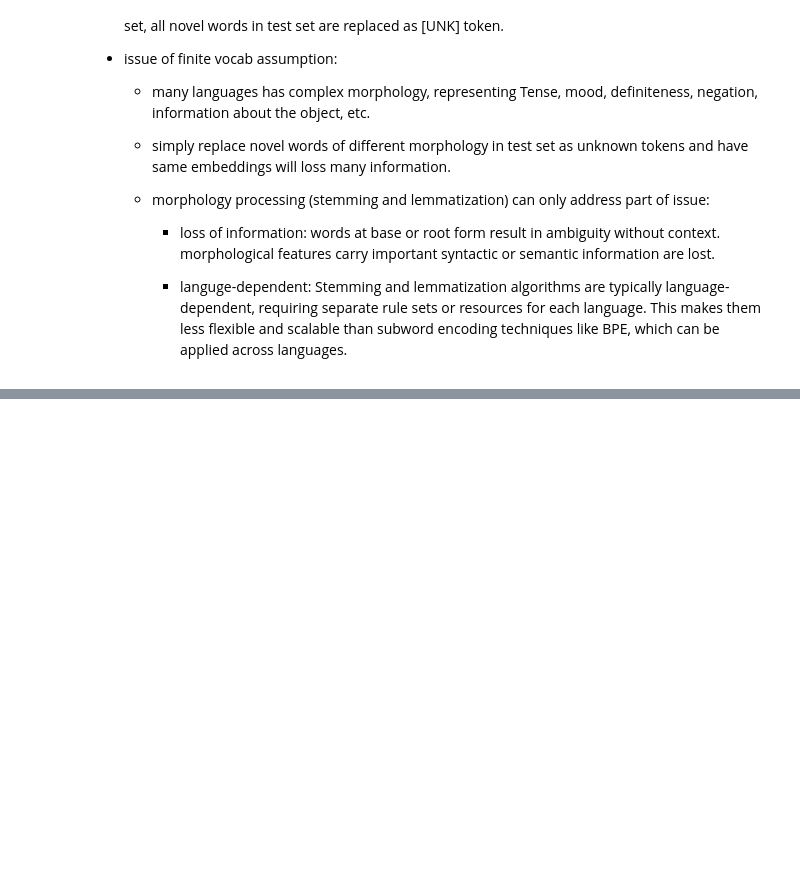
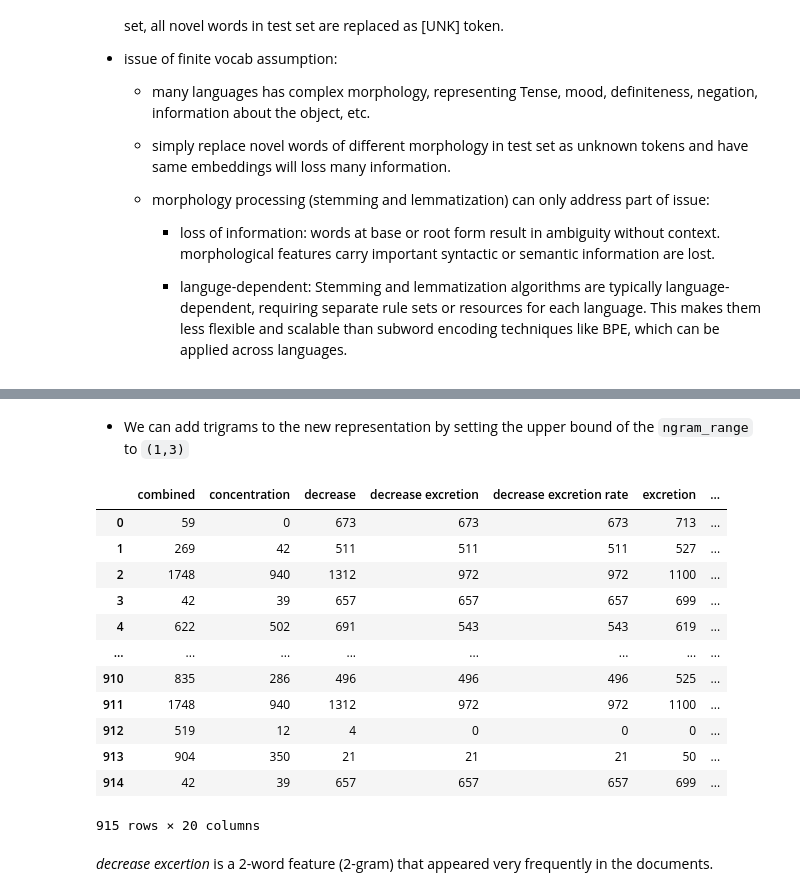
Before and after one commit to Flora-love-cat/CPSC557_NLP, a Jupyter notebook: notes/6textPreprocessing.ipynb, the cells around one changed output, grey strips where cells are left out. Drawn from its saved outputs; the diff is of its cells as text; code cells hidden in the pictures; blank space fills up the shorter version.

```diff
--- a/notes/6textPreprocessing.ipynb
+++ b/notes/6textPreprocessing.ipynb
@@ -101,0 +676,28 @@ To perform sentence boundary recognition, various features can be used, includin
+# %% [markdown]
+- We can add trigrams to the new representation  by setting the upper bound of the `ngram_range` to `(1,3)`
+# %%
+tf_vectorizer = CountVectorizer(max_features=20,
+                                ngram_range=(1,3),
+                                stop_words='english' )
+
+# apply the vectorizer to the "text" data
+tf = tf_vectorizer.fit_transform(text)
+
+#transform into dataframe
+pd.DataFrame(tf.todense(),columns=tf_vectorizer.get_feature_names())
+# %% [output]
+|  | combined | concentration | decrease | decrease excretion | decrease excretion rate | excretion | ... |
+| 0 | 59 | 0 | 673 | 673 | 673 | 713 | ... |
+| 1 | 269 | 42 | 511 | 511 | 511 | 527 | ... |
+| 2 | 1748 | 940 | 1312 | 972 | 972 | 1100 | ... |
+| 3 | 42 | 39 | 657 | 657 | 657 | 699 | ... |
+| 4 | 622 | 502 | 691 | 543 | 543 | 619 | ... |
+| ... | ... | ... | ... | ... | ... | ... | ... |
+| 910 | 835 | 286 | 496 | 496 | 496 | 525 | ... |
+| 911 | 1748 | 940 | 1312 | 972 | 972 | 1100 | ... |
+| 912 | 519 | 12 | 4 | 0 | 0 | 0 | ... |
+| 913 | 904 | 350 | 21 | 21 | 21 | 50 | ... |
+| 914 | 42 | 39 | 657 | 657 | 657 | 699 | ... |
+915 rows × 20 columns
+# %% [markdown]
+*decrease excertion* is a 2-word feature (2-gram) that appeared very frequently in the documents.
```
Also changed, not shown: parts of 56 cells of this notebook, 4 other files.
